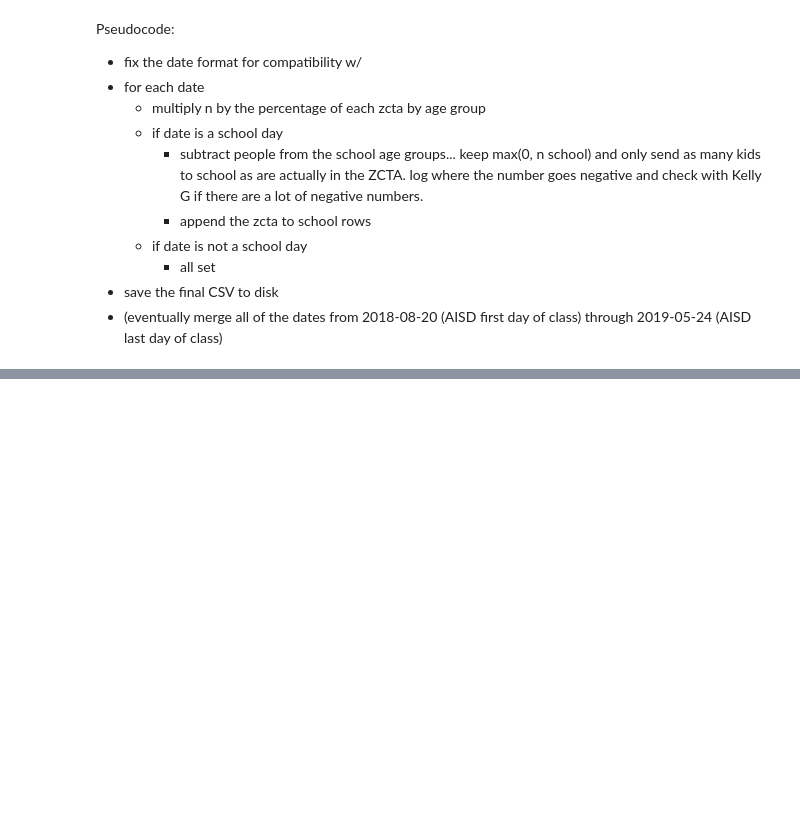
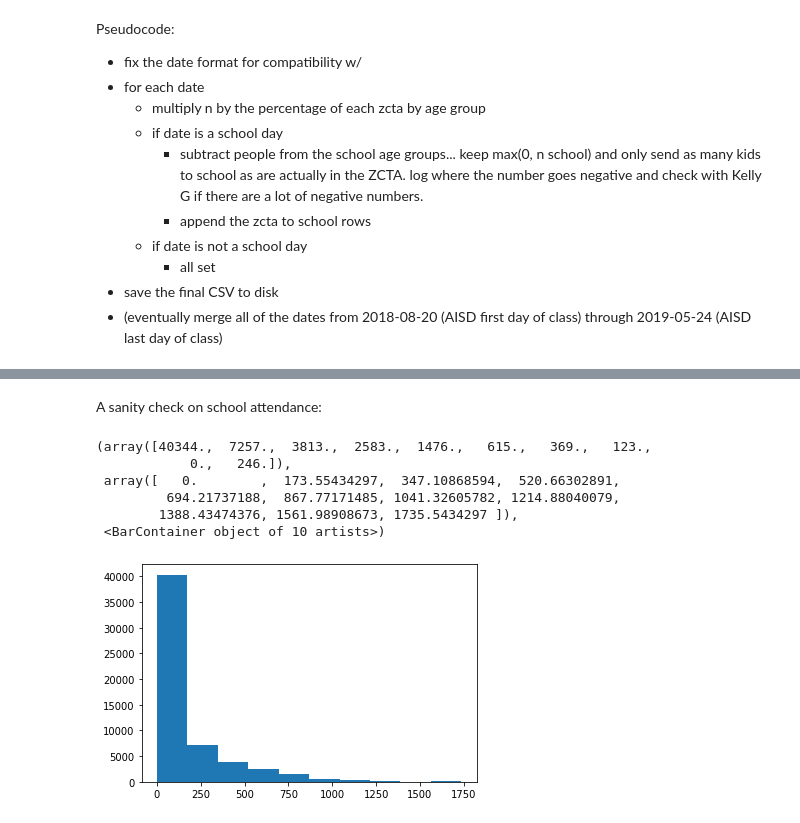
Before and after one commit to bhollo0329/epimodels, a Jupyter notebook: notebooks/AustinGranularModel/DataIntegration/AGMDataIntegration.ipynb, the cells around one changed output, grey strips where cells are left out. Saved outputs shown, nothing was run; the diff lists cells and outputs as text; code cells hidden in the pictures; blank space fills up the shorter version.

```diff
--- a/notebooks/AustinGranularModel/DataIntegration/AGMDataIntegration.ipynb
+++ b/notebooks/AustinGranularModel/DataIntegration/AGMDataIntegration.ipynb
@@ -887,0 +1157,8 @@ Pseudocode:
+# %%
+example_week_pop = pd.merge(
+    example_week_cal,
+    school_open_closed_pop_all_ages,
+    left_on=['source_zip', 'year', 'school_closed'],
+    right_on=['GEOID', 'year', 'school_closed'],
+    how='inner'
+)
@@ -887,0 +1187,5 @@ Pseudocode:
+# %%
+open_children = example_week_pop[(example_week_pop['school_closed'] == False) & \
+                                 (example_week_pop['revised_age_group'].isin(set(['05-10', '11-13', '14-17'])))]
+open_adults = example_week_pop[(example_week_pop['school_closed'] == False) & \
+                               ~(example_week_pop['revised_age_group'].isin(set(['05-10', '11-13', '14-17'])))]
@@ -887,0 +1210,6 @@ Pseudocode:
+# %%
+open_no_school = open_children[open_children['school_name'].isnull()]
+
+assert open_no_school['source_zip'].unique().item() == 99999
+
+open_children = open_children.dropna(subset=['school_name'])
@@ -887,0 +1225,21 @@ Pseudocode:
+# %%
+open_children_travel = open_children.drop(
+    ['dest_zip', 'pct_travel', 'GEOID'], axis=1
+).rename(
+    columns={
+        'school_name': 'dest_zip',
+        'population': 'n_travel'
+    }
+)
+# %% [markdown]
+A sanity check on school attendance:
+# %%
+plt.hist(open_children_travel['n_travel'])
+# %% [output]
+(array([40344.,  7257.,  3813.,  2583.,  1476.,   615.,   369.,   123.,
+            0.,   246.]),
+ array([   0.        ,  173.55434297,  347.10868594,  520.66302891,
+         694.21737188,  867.77171485, 1041.32605782, 1214.88040079,
+        1388.43474376, 1561.98908673, 1735.5434297 ]),
+ <BarContainer object of 10 artists>)
+[figure, added]
```
Also changed, not shown: parts of 62 cells of this notebook, 3 other files.
